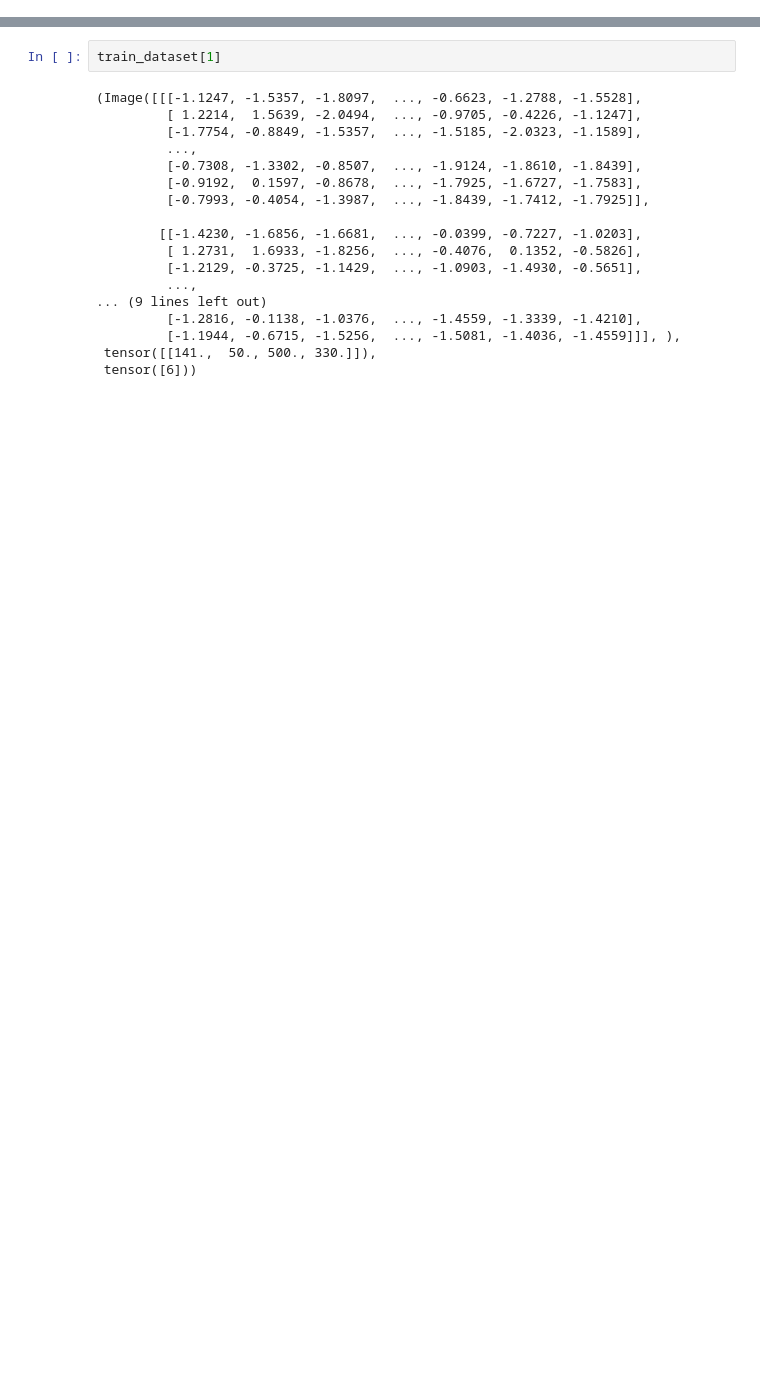
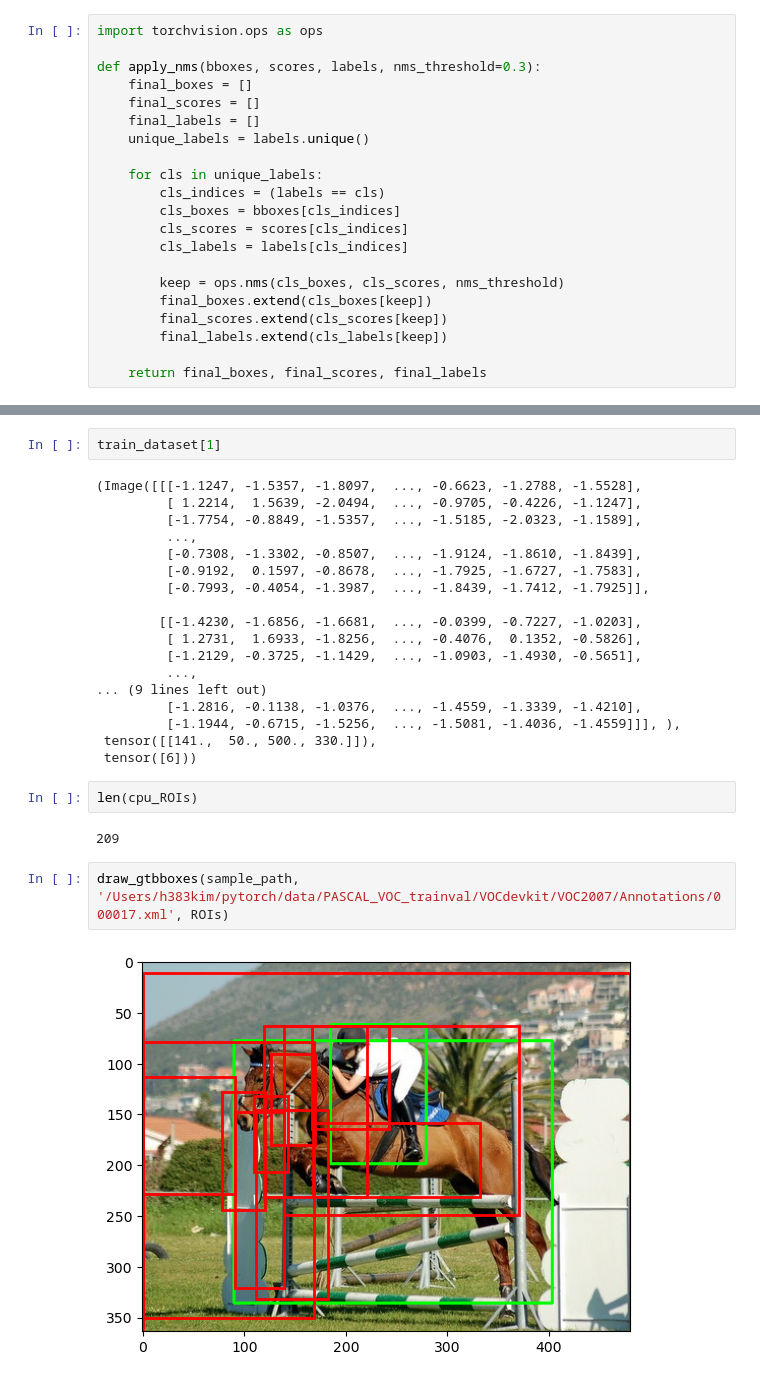
Before and after one commit to h383kim/Fast-R-CNN, a Jupyter notebook: Fast R-CNN.ipynb, the cells around one changed output, grey strips where cells are left out. Saved outputs shown, nothing was run; the diff lists cells and outputs as text; blank space fills up the shorter version.

```diff
--- a/Fast R-CNN.ipynb
+++ b/Fast R-CNN.ipynb
@@ -651,0 +628,21 @@ class FastRCNN_infer(nn.Module):
+# %%
+import torchvision.ops as ops
+
+def apply_nms(bboxes, scores, labels, nms_threshold=0.3):
+    final_boxes = []
+    final_scores = []
+    final_labels = []
+    unique_labels = labels.unique()
+
+    for cls in unique_labels:
+        cls_indices = (labels == cls)
+        cls_boxes = bboxes[cls_indices]
+        cls_scores = scores[cls_indices]
+        cls_labels = labels[cls_indices]
+
+        keep = ops.nms(cls_boxes, cls_scores, nms_threshold)
+        final_boxes.extend(cls_boxes[keep])
+        final_scores.extend(cls_scores[keep])
+        final_labels.extend(cls_labels[keep])
+
+    return final_boxes, final_scores, final_labels
@@ -722,3 +812,11 @@ train_dataset[1]
          [-1.1944, -0.6715, -1.5256,  ..., -1.5081, -1.4036, -1.4559]]], ),
  tensor([[141.,  50., 500., 330.]]),
  tensor([6]))
+# %%
+len(cpu_ROIs)
+# %% [output]
+209
+# %%
+draw_gtbboxes(sample_path, '/Users/h383kim/pytorch/data/PASCAL_VOC_trainval/VOCdevkit/VOC2007/Annotations/000017.xml', ROIs)
+# %% [output]
+[figure, added]
```
Also changed, not shown: parts of 15 cells of this notebook.
